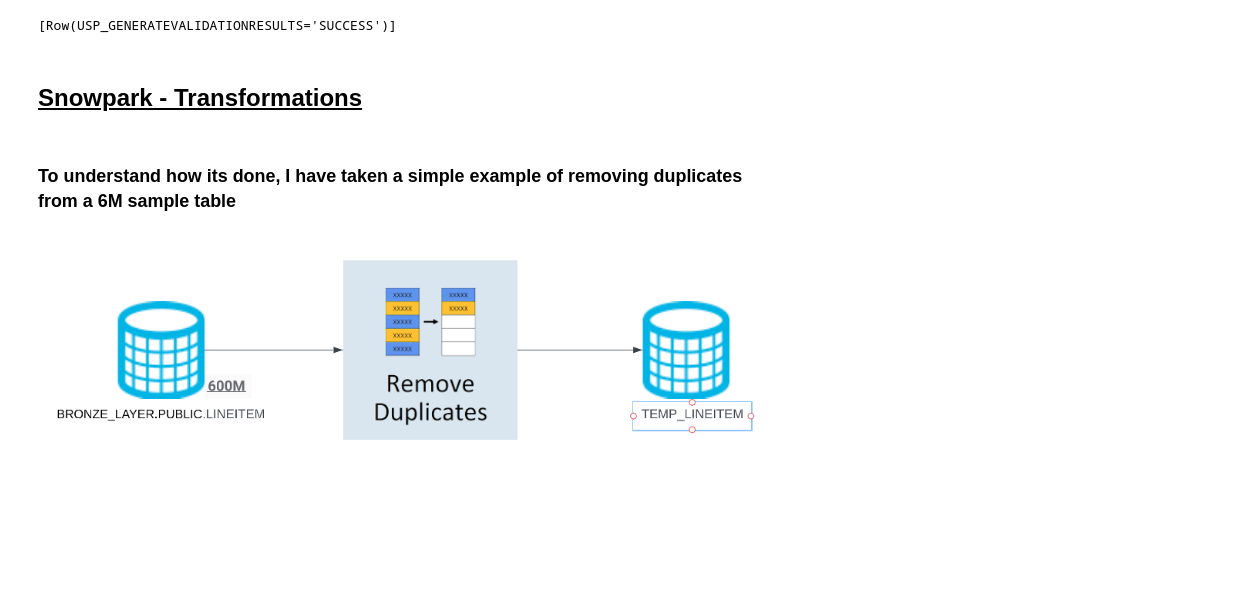
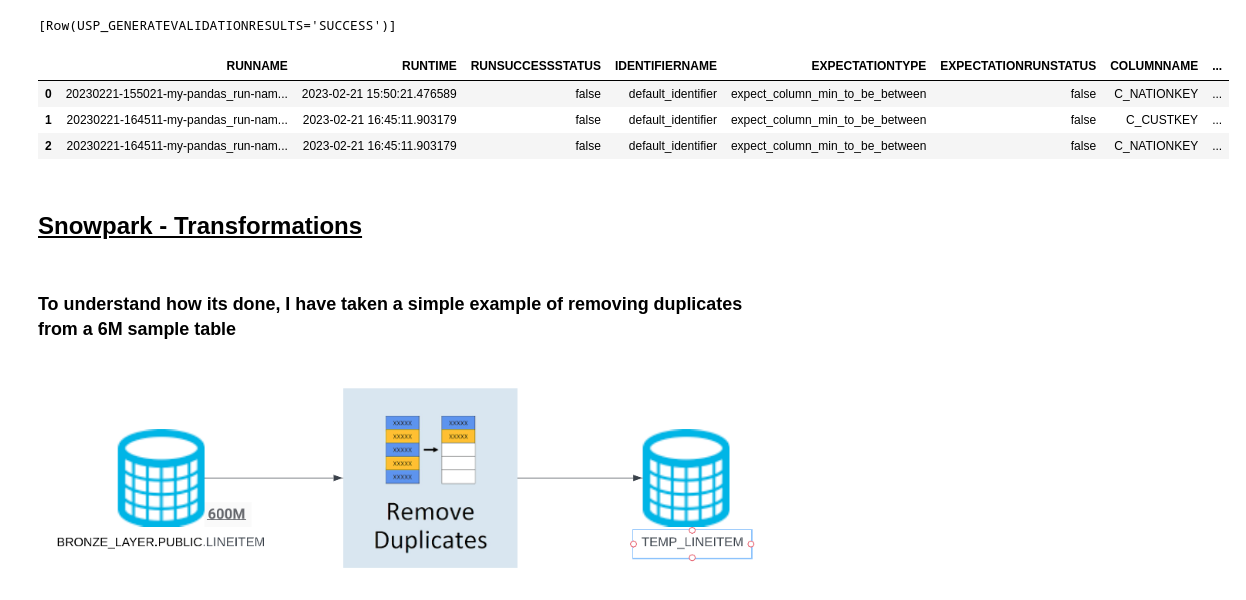
Before and after one commit to naveenalanthomas/snowflake-lakehouse-datamesh, a Jupyter notebook: DataLake & Lakehouse + Snowpark.ipynb, the cells around one changed output. Drawn from its saved outputs; the diff is of its cells as text; code cells hidden in the pictures; blank space fills up the shorter version.

```diff
--- a/DataLake & Lakehouse + Snowpark.ipynb
+++ b/DataLake & Lakehouse + Snowpark.ipynb
@@ -450,6 +552,38 @@ The version of package chardet in the local environment is 5.1.0, which does not
 session.sql("call usp_generateValidationResults()").collect()
 # %% [output]
 [Row(USP_GENERATEVALIDATIONRESULTS='SUCCESS')]
+# %%
+session.sql("with Validations as ( \
+    SELECT RUNID:run_name::varchar as RunName,RUNID:run_time::TIMESTAMP as RunTime \
+         ,validation.value:success as RunSuccessStatus \
+         ,validation.value:meta:active_batch_definition:batch_identifiers:default_identifier_name::varchar as IdentifierName \
+         ,res.value:expectation_config:expectation_type::varchar as ExpectationType \
+         ,res.value:success as ExpectationRunStatus \
+         ,res.value:expectation_config:kwargs:column::varchar as ColumnName \
+         ,res.value:expectation_config:kwargs:value_set::variant as ValueSet \
+         ,res.value:expectation_config:kwargs:max_value::variant as MaxValue \
+         ,res.value:expectation_config:kwargs:min_value::variant as MinValue \
+         ,res.value:result:observed_value::variant as ObservedValue \
+         ,concat_ws(',',MinValue,Maxvalue) as RangeValueSet \
+    FROM GreatExpeactionValidationsResults v,  \
+    LATERAL FLATTEN(input => RUNVALIDATION) validation, \
+    LATERAL FLATTEN(input => validation.value:results) res  \
+) \
+SELECT RunName \
+,RunTime \
+,RunSuccessStatus \
+,IdentifierName \
+,ExpectationType \
+,ExpectationRunStatus \
+,ColumnName \
+,coalesce(ValueSet,RangeValueSet) As ValuesRange   \
+,ObservedValue \
+FROM Validations;").to_pandas()
+# %% [output]
+|  | RUNNAME | RUNTIME | RUNSUCCESSSTATUS | IDENTIFIERNAME | EXPECTATIONTYPE | EXPECTATIONRUNSTATUS | COLUMNNAME | ... |
+| 0 | 20230221-155021-my-pandas_run-nam... | 2023-02-21 15:50:21.476589 | false | default_identifier | expect_column_min_to_be_between | false | C_NATIONKEY | ... |
+| 1 | 20230221-164511-my-pandas_run-nam... | 2023-02-21 16:45:11.903179 | false | default_identifier | expect_column_min_to_be_between | false | C_CUSTKEY | ... |
+| 2 | 20230221-164511-my-pandas_run-nam... | 2023-02-21 16:45:11.903179 | false | default_identifier | expect_column_min_to_be_between | false | C_NATIONKEY | ... |
 # %% [markdown]
 # <font size="5"><ins>Snowpark - Transformations</ins></font>
 # %% [markdown]
```
Also changed, not shown: parts of 25 cells of this notebook, 1 other file.
